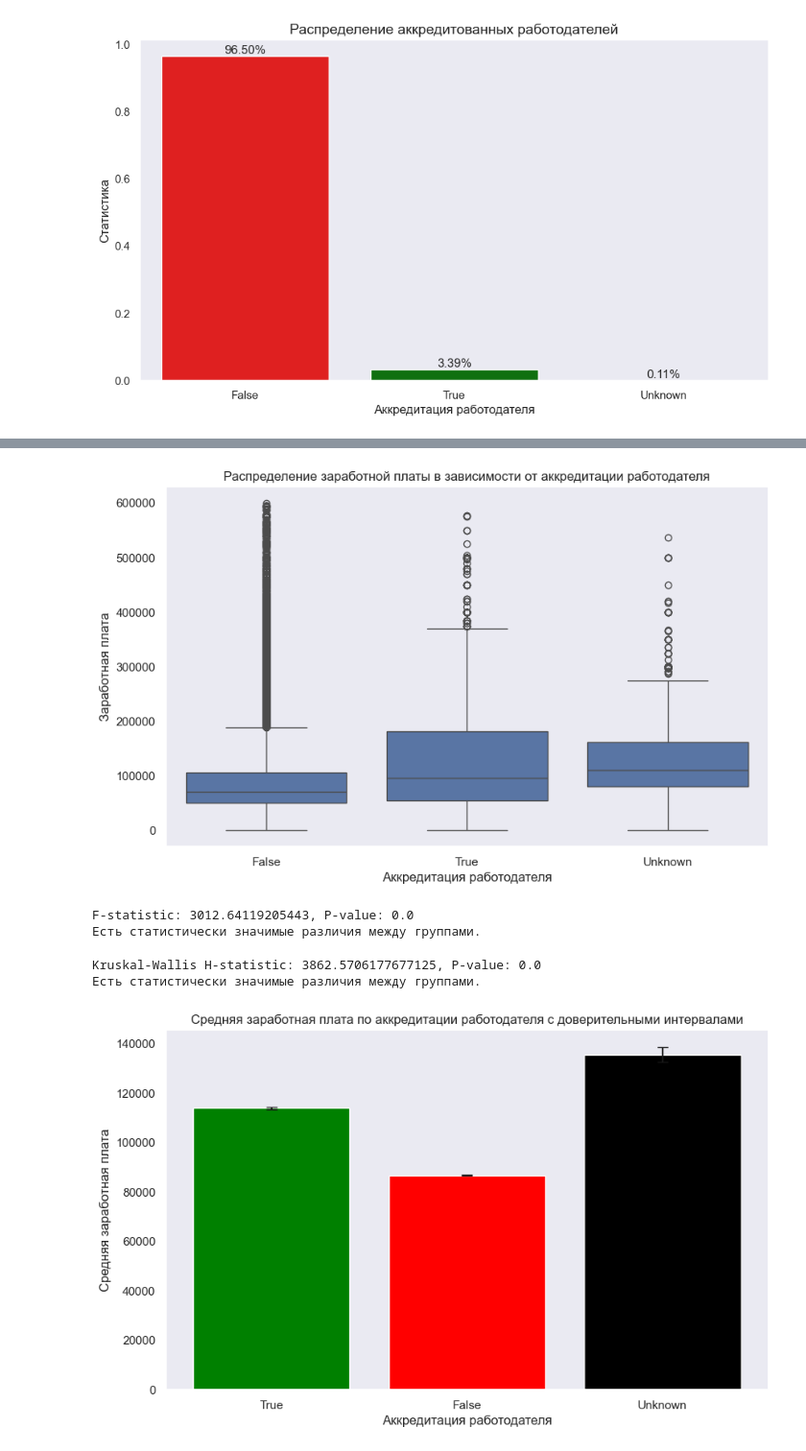
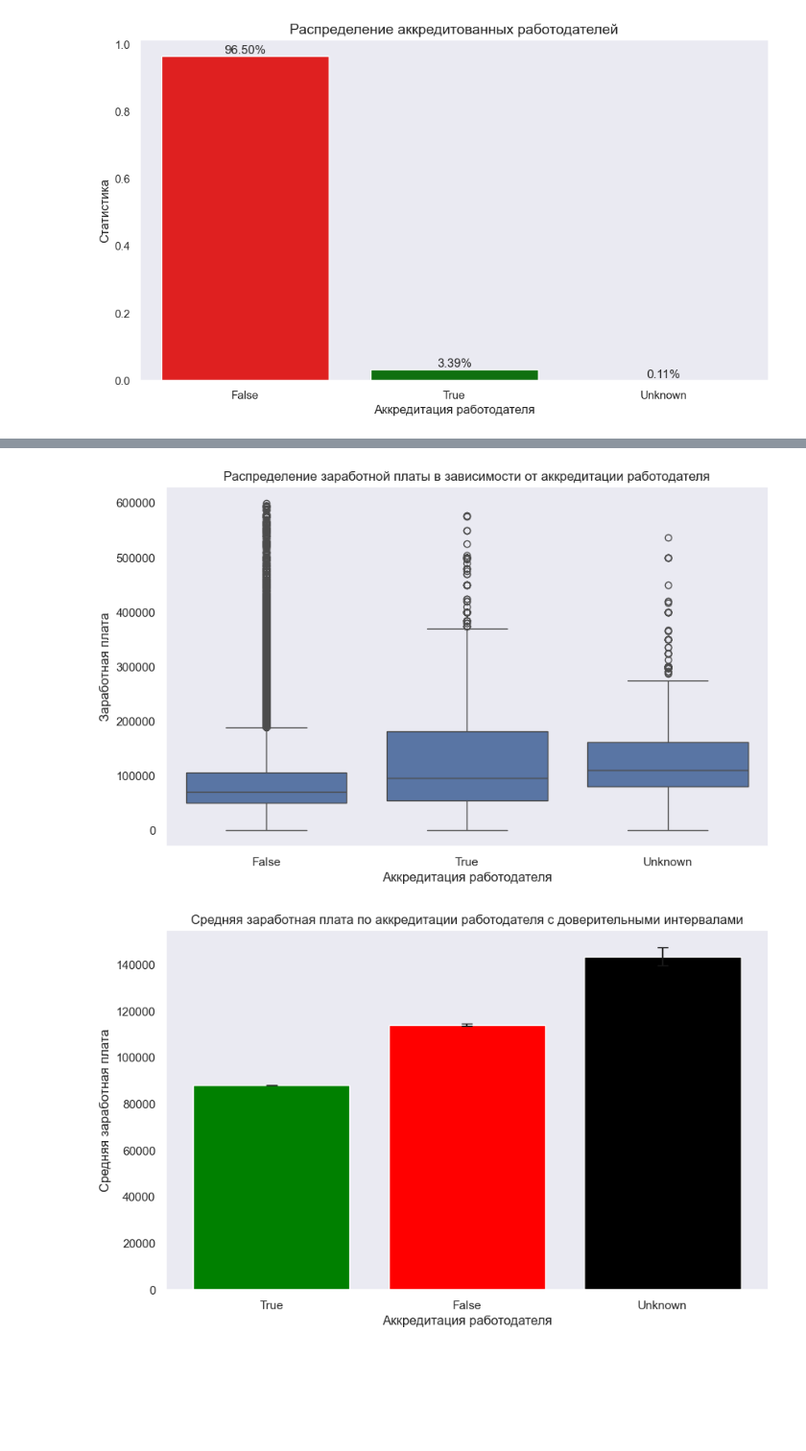
Before and after one commit to HeadHunter-Team-AI-24-3/hh_regression, a Jupyter notebook: src/hh_regression.ipynb, the cells around one changed output, grey strips where cells are left out. Shown at 96% size. Cells and saved outputs as stored; diff of their text form; code cells hidden in the pictures; blank space fills up the shorter version.

```diff
--- a/src/hh_regression.ipynb
+++ b/src/hh_regression.ipynb
@@ -338,3 +377,29 @@ for p in ax.patches:
 plt.show()
 # %% [output]
 [figure]
+# %%
+# Проверим группы на нормальность и гомогенность дисперсий, при положительном результате сделаем ANOVA тестирование
+
+groupA = df.loc[df['employer_accredited_it_employer'] == False, 'salary']
+groupB = df.loc[df['employer_accredited_it_employer'] == True, 'salary']
+groupC = df.loc[df['employer_accredited_it_employer'] == 'Unknown', 'salary']
+
+def check_normality(group, name):
+    stat, p_value = stats.shapiro(group)
+    print(f"Группа {name} - Тест Шапиро-Уилка: Статистика = {stat:.4f}, p-значение = {p_value:.4f}")
+    if p_value > 0.05:
+        print(f"Группа {name}: Данные распределены нормально.")
+    else:
+        print(f"Группа {name}: Данные не распределены нормально.")
+
+check_normality(groupA, 'A')
+print()
+check_normality(groupB, 'B')
+check_normality(groupC, 'C')
+
+stat, p_value = stats.levene(groupA, groupB, groupC)
+print(f"\nТест Левена: Статистика = {stat:.4f}, p-значение = {p_value:.4f}")
+if p_value > 0.05:
+    print("Дисперсии считать одинаковыми.")
+else:
+    print("Дисперсии считать неодинаковыми.")
@@ -351,57 +440,29 @@ plt.title('Распределение заработной платы в зав
 plt.xlabel('Аккредитация работодателя')
 plt.ylabel('Заработная плата')
 plt.show()
-
-true_salary = filtered_df[df['employer_accredited_it_employer'] == True]['salary']
-false_salary = filtered_df[df['employer_accredited_it_employer'] == False]['salary']
-unknown_salary = filtered_df[df['employer_accredited_it_employer'] == 'Unknown']['salary']
-
-# ANOVA
-f_stat, p_value = stats.f_oneway(true_salary, false_salary, unknown_salary)
-print(f"F-statistic: {f_stat}, P-value: {p_value}")
-
-if p_value < 0.05:
-    print("Есть статистически значимые различия между группами.")
-else:
-    print("Нет статистически значимых различий между группами.")
 # %% [output]
 [figure]
-F-statistic: 3012.64119205443, P-value: 0.0
-Есть статистически значимые различия между группами.
-# %%
-h_stat, p_value = stats.kruskal(true_salary, false_salary, unknown_salary)
-print(f'Kruskal-Wallis H-statistic: {h_stat}, P-value: {p_value}')
-
-if p_value < 0.05:
-    print('Есть статистически значимые различия между группами')
-else:
-    print('Нет статистически значимых различий между группами.')
-# %% [output]
-Kruskal-Wallis H-statistic: 3862.5706177677125, P-value: 0.0
-Есть статистически значимые различия между группами.
 # %%
-# Проведём ANOVA тест (возможно не нужен, тк дисперсии в группах разные и данные не обладают нормальным распределением)
-
 # Вычисляем средние значения и стандартные ошибки каждой группы
 means = [
-    np.mean(true_salary),
-    np.mean(false_salary),
-    np.mean(unknown_salary)
+    np.mean(groupA),
+    np.mean(groupB),
+    np.mean(groupC)
 ]
 
 std_errors = [
-    stats.sem(true_salary),
-    stats.sem(false_salary),
-    stats.sem(unknown_salary)
+    stats.sem(groupA),
+    stats.sem(groupB),
+    stats.sem(groupC)
 ]
 
 groups = ['True', 'False', 'Unknown']
 
 plt.figure(figsize=(10, 6))
 plt.bar(groups, means, yerr=std_errors, capsize=5, color=['green', 'red', 'black'])
 plt.title('Средняя заработная плата по аккредитации работодателя с доверительными интервалами')
 plt.xlabel('Аккредитация работодателя')
 plt.ylabel('Средняя заработная плата')
 plt.show()
 # %% [output]
-[figure, old version]
+[figure, new version]
```
Also changed, not shown: parts of 17 cells of this notebook.
